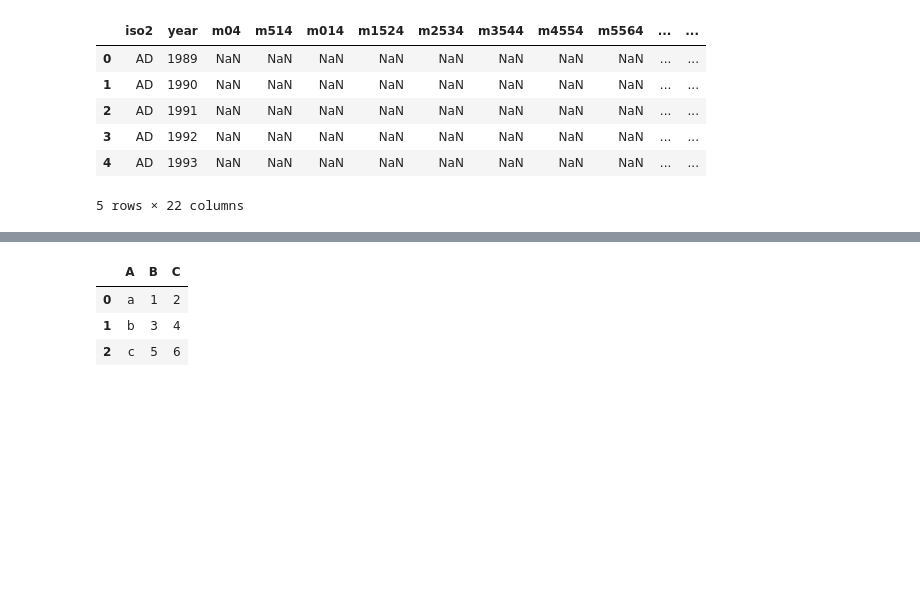
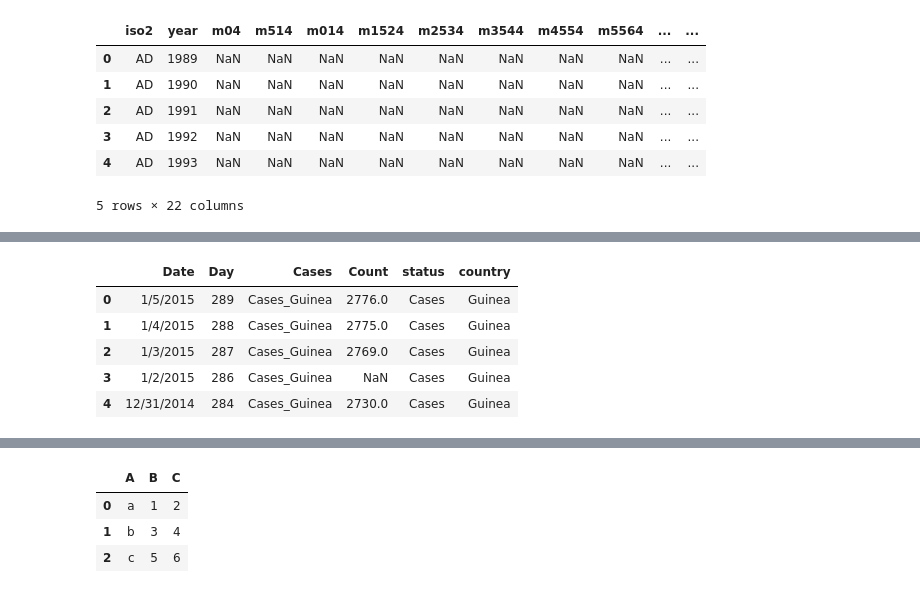
Before and after one commit to digambar-malla/PandasLab, a Jupyter notebook: Lab_2504-0305_Tidy.ipynb, the cells around one changed output, grey strips where cells are left out. Cells and saved outputs as stored; diff of their text form; code cells hidden in the pictures; blank space fills up the shorter version.

```diff
--- a/Lab_2504_Tidy.ipynb
+++ b/Lab_2504-0305_Tidy.ipynb
@@ -150,0 +189,3 @@ tb.head()
+# %%
+var_split = ebola_melt['Cases'].str.split('_')
+var_split
@@ -150,0 +210,15 @@ tb.head()
+# %%
+status_value = var_split.str.get(0)
+country_value = var_split.str.get(1)
+# %%
+ebola_melt['status'] = status_value
+ebola_melt['country'] = country_value
+# %%
+ebola_melt.head()
+# %% [output]
+|  | Date | Day | Cases | Count | status | country |
+| 0 | 1/5/2015 | 289 | Cases_Guinea | 2776.0 | Cases | Guinea |
+| 1 | 1/4/2015 | 288 | Cases_Guinea | 2775.0 | Cases | Guinea |
+| 2 | 1/3/2015 | 287 | Cases_Guinea | 2769.0 | Cases | Guinea |
+| 3 | 1/2/2015 | 286 | Cases_Guinea | NaN | Cases | Guinea |
+| 4 | 12/31/2014 | 284 | Cases_Guinea | 2730.0 | Cases | Guinea |
```
Also changed, not shown: parts of 8 cells of this notebook.
